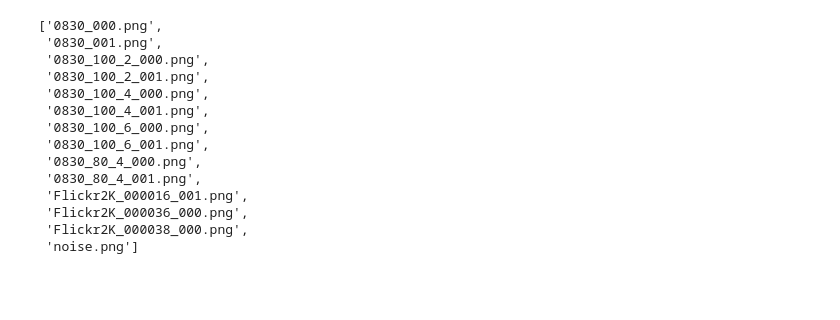
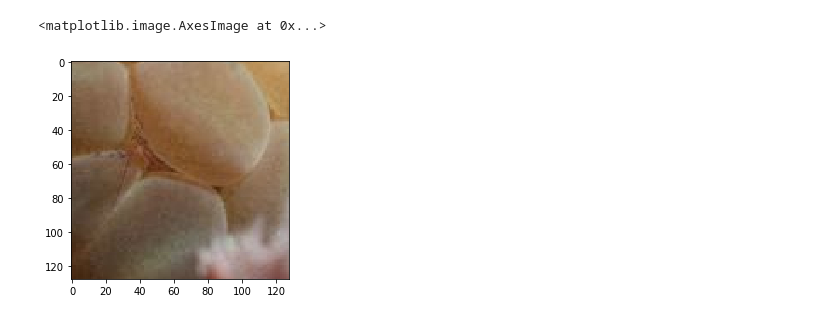
Before and after one commit to vinotharjun/pixelEnhancer, a Jupyter notebook: playground/jpeg.ipynb, the cells around one changed output. Cells and saved outputs as stored; diff of their text form; code cells hidden in the pictures; blank space fills up the shorter version.

```diff
--- a/playground/jpeg.ipynb
+++ b/playground/jpeg.ipynb
@@ -35,17 +30,5 @@ torch.Size([3, 12, 12])
-# %%
-os.listdir(noise_path)[0]
-# %% [output]
-['0830_000.png',
- '0830_001.png',
- '0830_100_2_000.png',
- '0830_100_2_001.png',
- '0830_100_4_000.png',
- '0830_100_4_001.png',
- '0830_100_6_000.png',
- '0830_100_6_001.png',
- '0830_80_4_000.png',
- '0830_80_4_001.png',
- 'Flickr2K_000016_001.png',
- 'Flickr2K_000036_000.png',
- 'Flickr2K_000038_000.png',
- 'noise.png']
+# %%
+plt.imshow(im_convert(d["lr"],denormalize=False))
+# %% [output]
+<matplotlib.image.AxesImage at 0x...>
+[figure, added]
```
Also changed, not shown: parts of 19 cells of this notebook, 5 other files.
